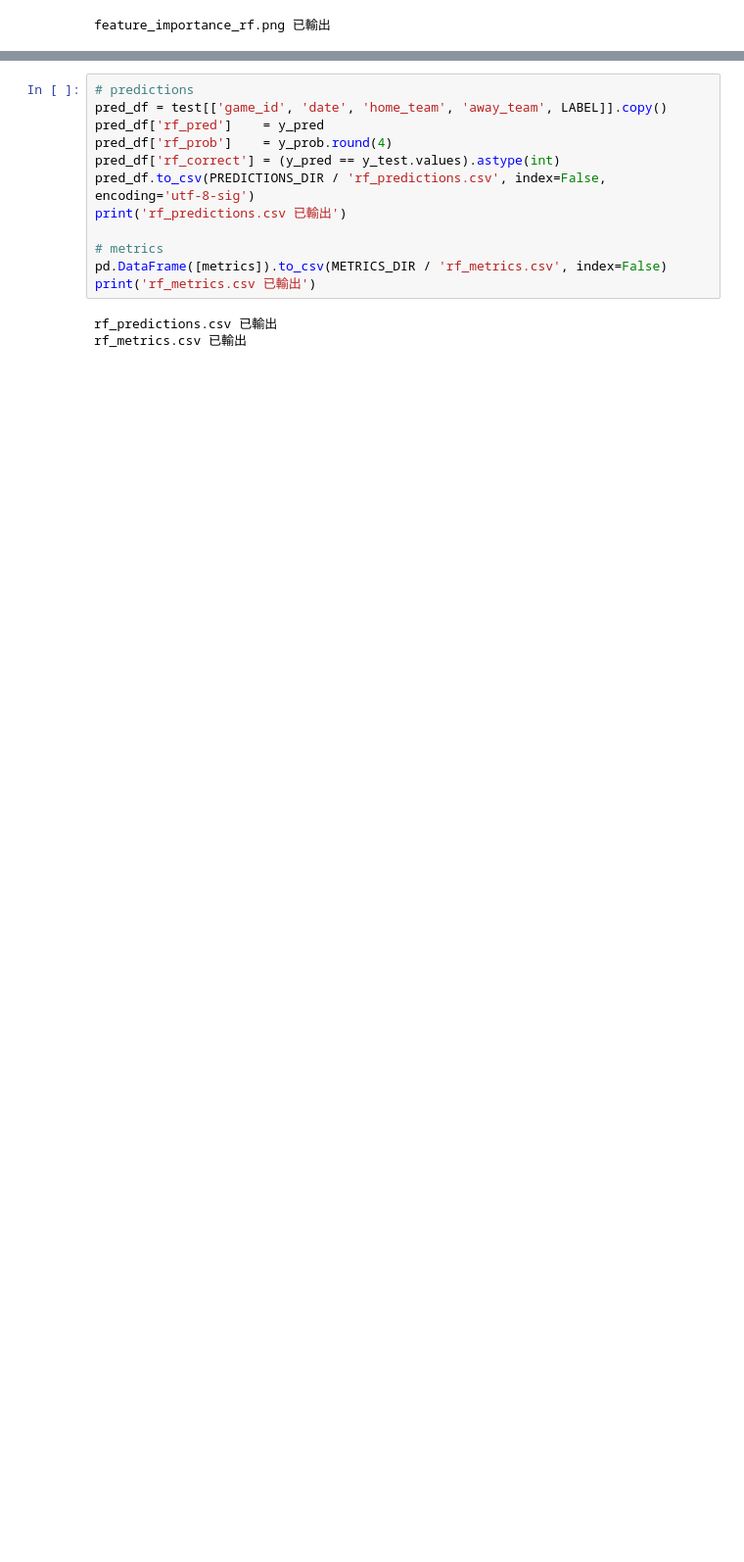
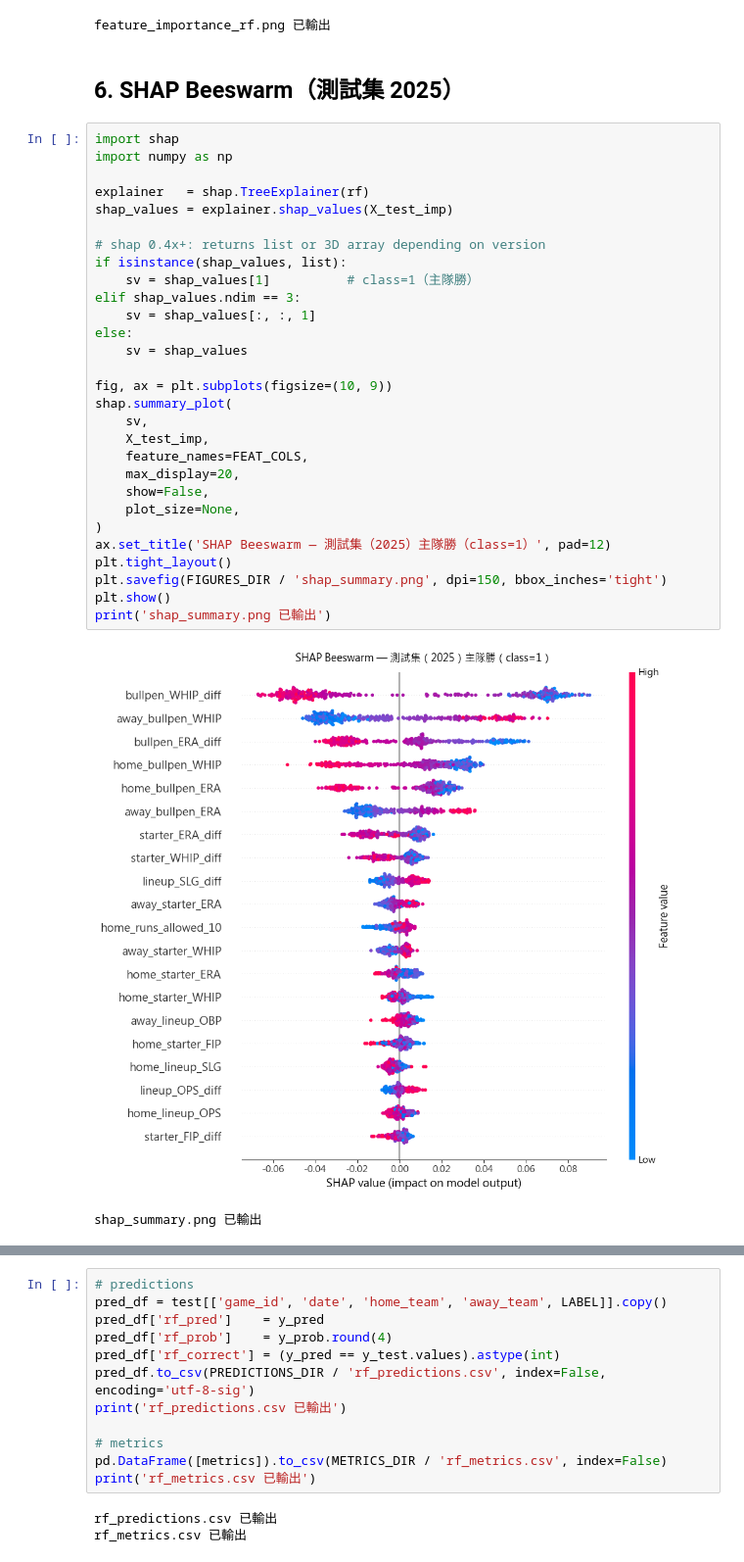
Before and after one commit to EricWeng-tech/final_representation_CPBL, a Jupyter notebook: notebooks/01_random_forest.ipynb, the cells around one changed output, grey strips where cells are left out. Shown at 98% size. Cells and saved outputs as stored; diff of their text form; blank space fills up the shorter version.

```diff
--- a/notebooks/01_random_forest.ipynb
+++ b/notebooks/01_random_forest.ipynb
@@ -146,3 +146,37 @@ print('feature_importance_rf.png 已輸出')
 # %% [output]
 [figure]
 feature_importance_rf.png 已輸出
+# %% [markdown]
+## 6. SHAP Beeswarm（測試集 2025）
+# %%
+import shap
+import numpy as np
+
+explainer   = shap.TreeExplainer(rf)
+shap_values = explainer.shap_values(X_test_imp)
+
+# shap 0.4x+: returns list or 3D array depending on version
+if isinstance(shap_values, list):
+    sv = shap_values[1]          # class=1（主隊勝）
+elif shap_values.ndim == 3:
+    sv = shap_values[:, :, 1]
+else:
+    sv = shap_values
+
+fig, ax = plt.subplots(figsize=(10, 9))
+shap.summary_plot(
+    sv,
+    X_test_imp,
+    feature_names=FEAT_COLS,
+    max_display=20,
+    show=False,
+    plot_size=None,
+)
+ax.set_title('SHAP Beeswarm — 測試集（2025）主隊勝（class=1）', pad=12)
+plt.tight_layout()
+plt.savefig(FIGURES_DIR / 'shap_summary.png', dpi=150, bbox_inches='tight')
+plt.show()
+print('shap_summary.png 已輸出')
+# %% [output]
+[figure, added]
+shap_summary.png 已輸出
```
Also changed, not shown: parts of 3 cells of this notebook, 11 other files.
